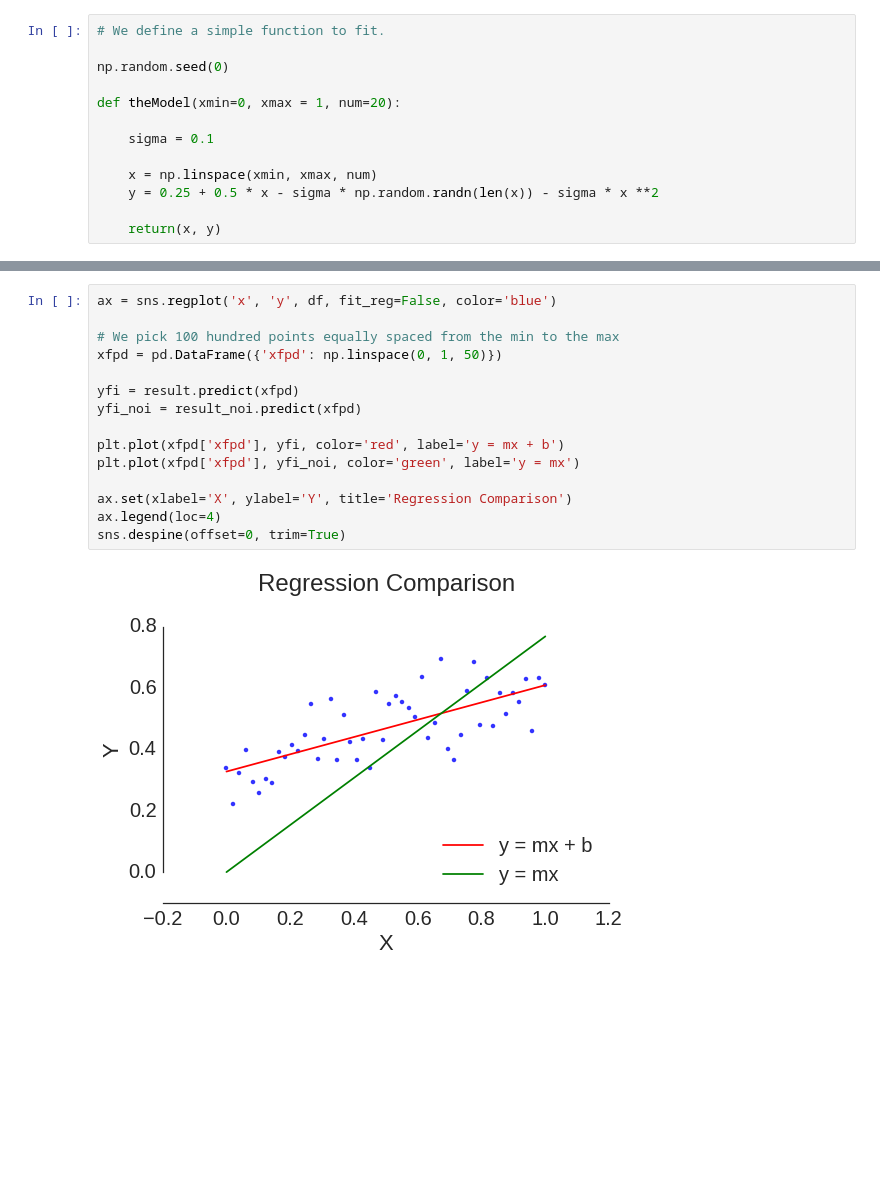
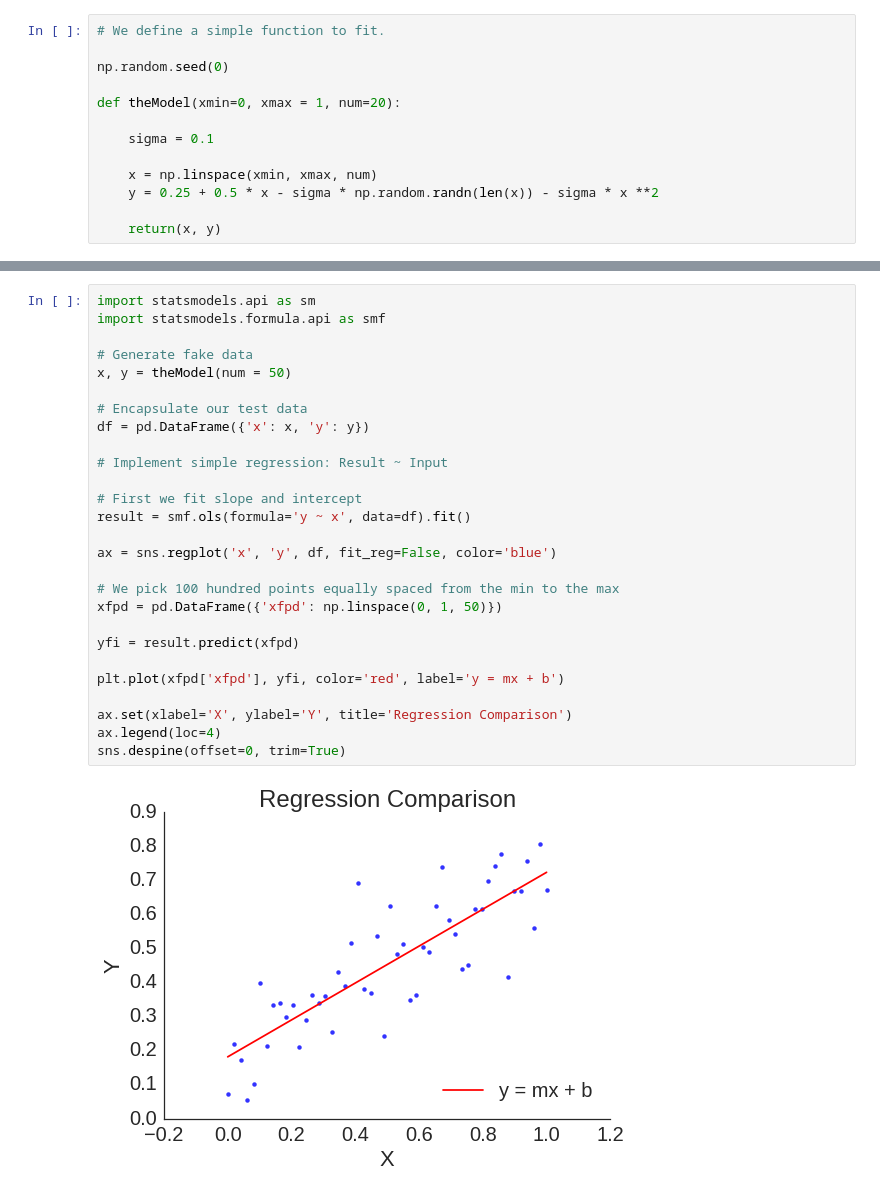
Before and after one commit to lcdm-uiuc/info490-sp16, a Jupyter notebook: Week2/notebooks/mvregress.ipynb, the cells around one changed output, grey strips where cells are left out. Saved outputs shown, nothing was run; the diff lists cells and outputs as text; blank space fills up the shorter version.

```diff
--- a/Week2/notebooks/mvregress.ipynb
+++ b/Week2/notebooks/mvregress.ipynb
@@ -217,20 +80,32 @@ result_noi = smf.ols(formula='y ~ x - 1', data=df).fit()
 # %%
+import statsmodels.api as sm
+import statsmodels.formula.api as smf
+
+# Generate fake data
+x, y = theModel(num = 50)
+
+# Encapsulate our test data
+df = pd.DataFrame({'x': x, 'y': y})
+
+# Implement simple regression: Result ~ Input
+
+# First we fit slope and intercept
+result = smf.ols(formula='y ~ x', data=df).fit()
+
 ax = sns.regplot('x', 'y', df, fit_reg=False, color='blue')
 
 # We pick 100 hundred points equally spaced from the min to the max
 xfpd = pd.DataFrame({'xfpd': np.linspace(0, 1, 50)})
 
 yfi = result.predict(xfpd)
-yfi_noi = result_noi.predict(xfpd)
 
 plt.plot(xfpd['xfpd'], yfi, color='red', label='y = mx + b')
-plt.plot(xfpd['xfpd'], yfi_noi, color='green', label='y = mx')
 
 ax.set(xlabel='X', ylabel='Y', title='Regression Comparison')
 ax.legend(loc=4)
 sns.despine(offset=0, trim=True)
 # %% [output]
-[figure, old version]
+[figure, new version]
 # %% [markdown]
 -----
 
```
Also changed, not shown: parts of 38 cells of this notebook, 1 other file.
